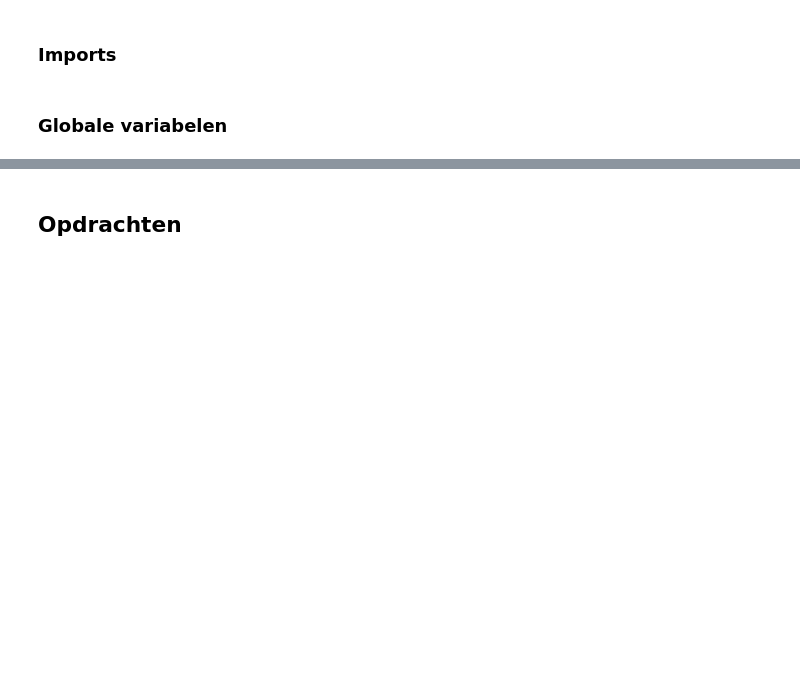
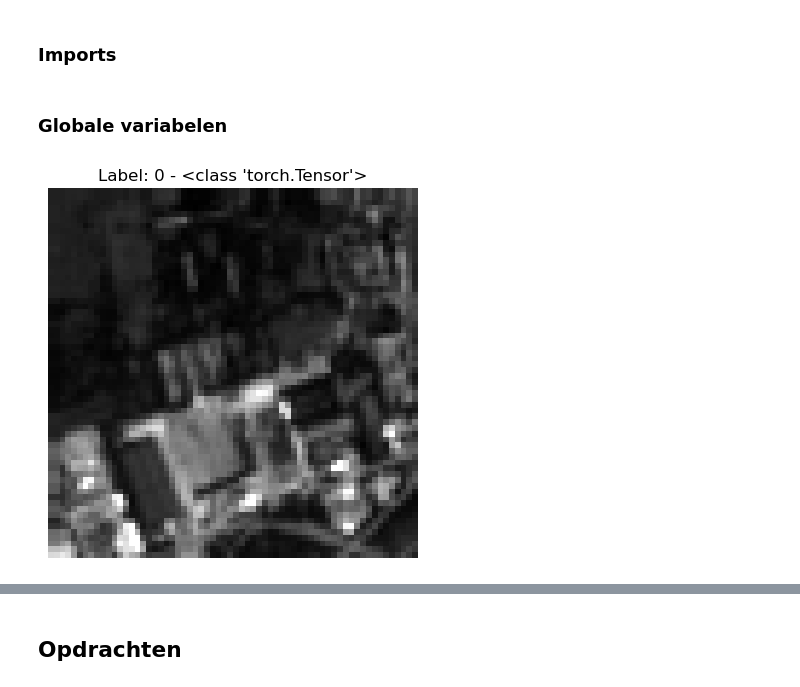
Before and after one commit to ArachDyrr/Make_AI_Work_3, a Jupyter notebook: practica/01. Beeldherkenning/Practicum/image_procssing/pytorch/convolution-neural-net-practicum2.ipynb, the cells around one changed output, grey strips where cells are left out. Drawn from its saved outputs; the diff is of its cells as text; code cells hidden in the pictures; blank space fills up the shorter version.

Commit message:
created the dataset and loader

```diff
--- a/practica/01. Beeldherkenning/Practicum/image_procssing/pytorch/convolution-neural-net-practicum2.ipynb
+++ b/practica/01. Beeldherkenning/Practicum/image_procssing/pytorch/convolution-neural-net-practicum2.ipynb
@@ -32,6 +33,38 @@ import matplotlib.pyplot as plt
 # %%
 forestDirectory = '../../pics/2750/Forest'
 industrialDirectory = '../../pics/2750/Industrial'
+# %%
+
+
+def ShowImage(dataset, index=0):
+    # if index is random pick a random index number
+    if index == 'random':
+        index = random.randint(0, len(dataset))
+
+
+
+    # Access the image and label using indexing
+    image, label = dataset[index]
+
+    # Convert the image tensor to a NumPy array and normalize if necessary
+    np_image = np.squeeze(image)
+
+    # Display the image using matplotlib
+    plt.imshow(np_image, cmap='gray')
+    # show the label and the shape of the tensor image
+    image_shape = image.shape
+
+
+
+    plt.title(f"Label: {label} - {image_shape}")
+    plt.axis('off')
+    plt.show()
+# %%
+# how to show the shape of the tensor image in dataset?
+
+ShowImage(dataset, index='random')
+# %% [output]
+[figure, added]
 # %% [markdown]
 ### Context
 
```
Also changed, not shown: parts of 12 cells of this notebook.
